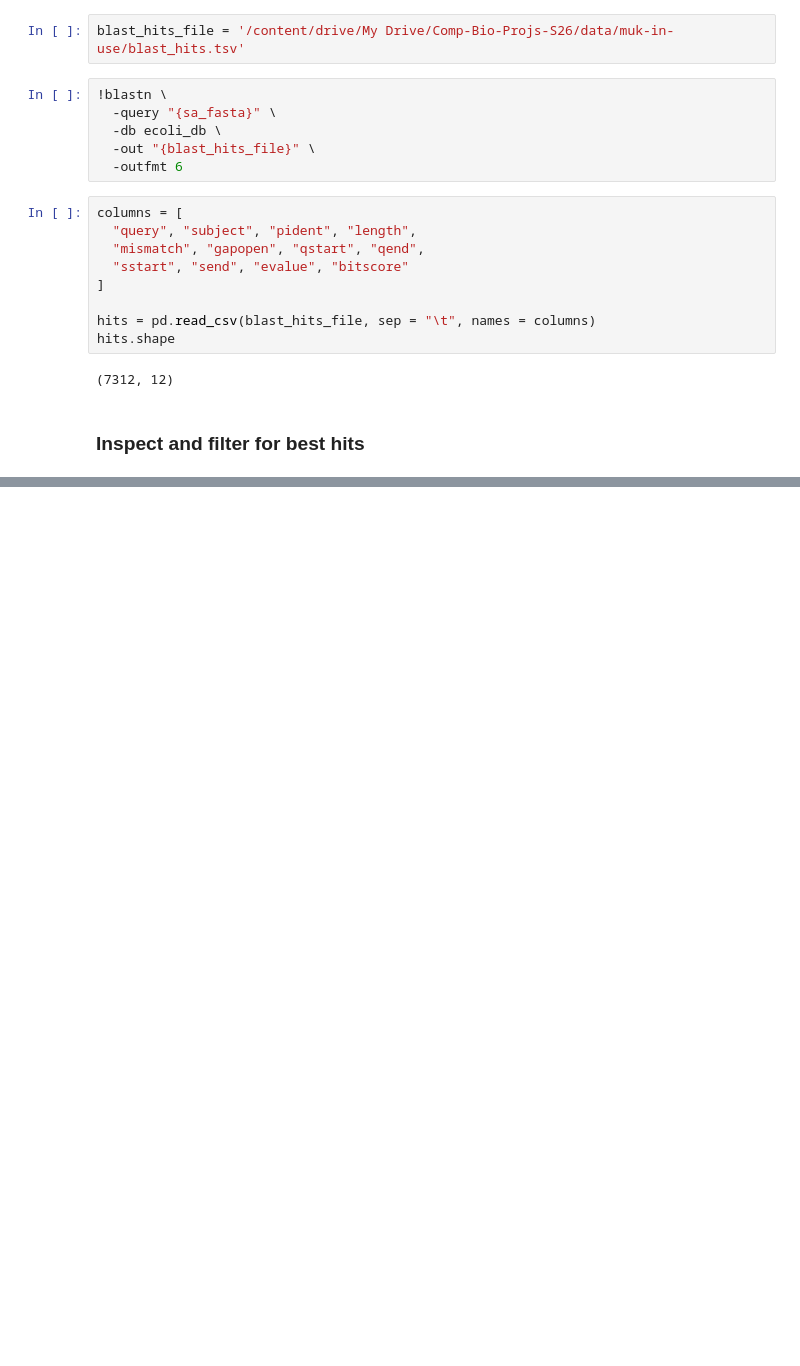
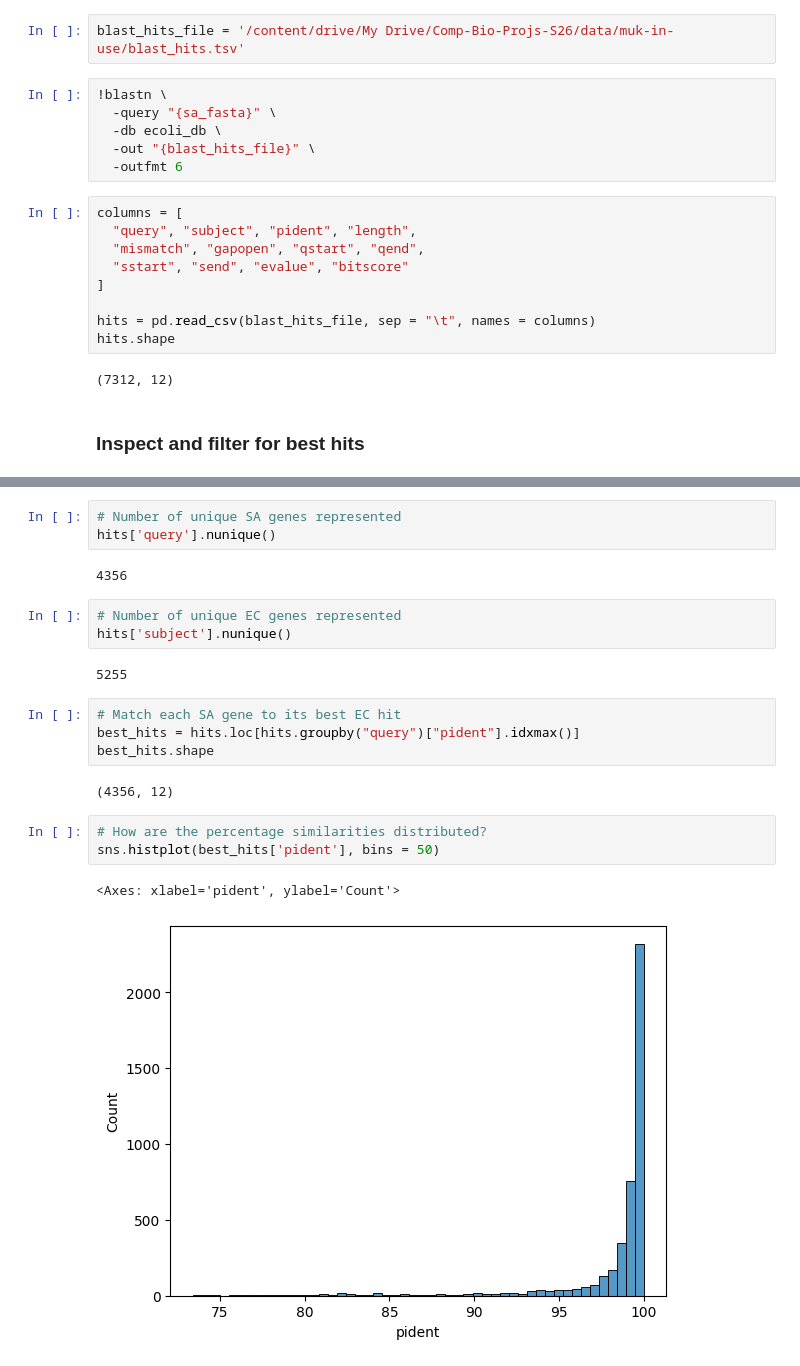
Before and after one commit to georgiadoing/seqADAGE, a Jupyter notebook: Py/muk_transfer_learning/genomic_mapping/Mukundan_sA_ec_pg_mapping.ipynb, the cells around one changed output, grey strips where cells are left out. Saved outputs shown, nothing was run; the diff lists cells and outputs as text; blank space fills up the shorter version.

Commit message:
Filtered BLAST hits for best ones

```diff
--- a/Py/muk_transfer_learning/genomic_mapping/Mukundan_sA_ec_pg_mapping.ipynb
+++ b/Py/muk_transfer_learning/genomic_mapping/Mukundan_sA_ec_pg_mapping.ipynb
@@ -116,0 +138,22 @@ hits.shape
+# %%
+# Number of unique SA genes represented
+hits['query'].nunique()
+# %% [output]
+4356
+# %%
+# Number of unique EC genes represented
+hits['subject'].nunique()
+# %% [output]
+5255
+# %%
+# Match each SA gene to its best EC hit
+best_hits = hits.loc[hits.groupby("query")["pident"].idxmax()]
+best_hits.shape
+# %% [output]
+(4356, 12)
+# %%
+# How are the percentage similarities distributed?
+sns.histplot(best_hits['pident'], bins = 50)
+# %% [output]
+<Axes: xlabel='pident', ylabel='Count'>
+[figure, added]
```
Also changed, not shown: parts of 2 cells of this notebook.
